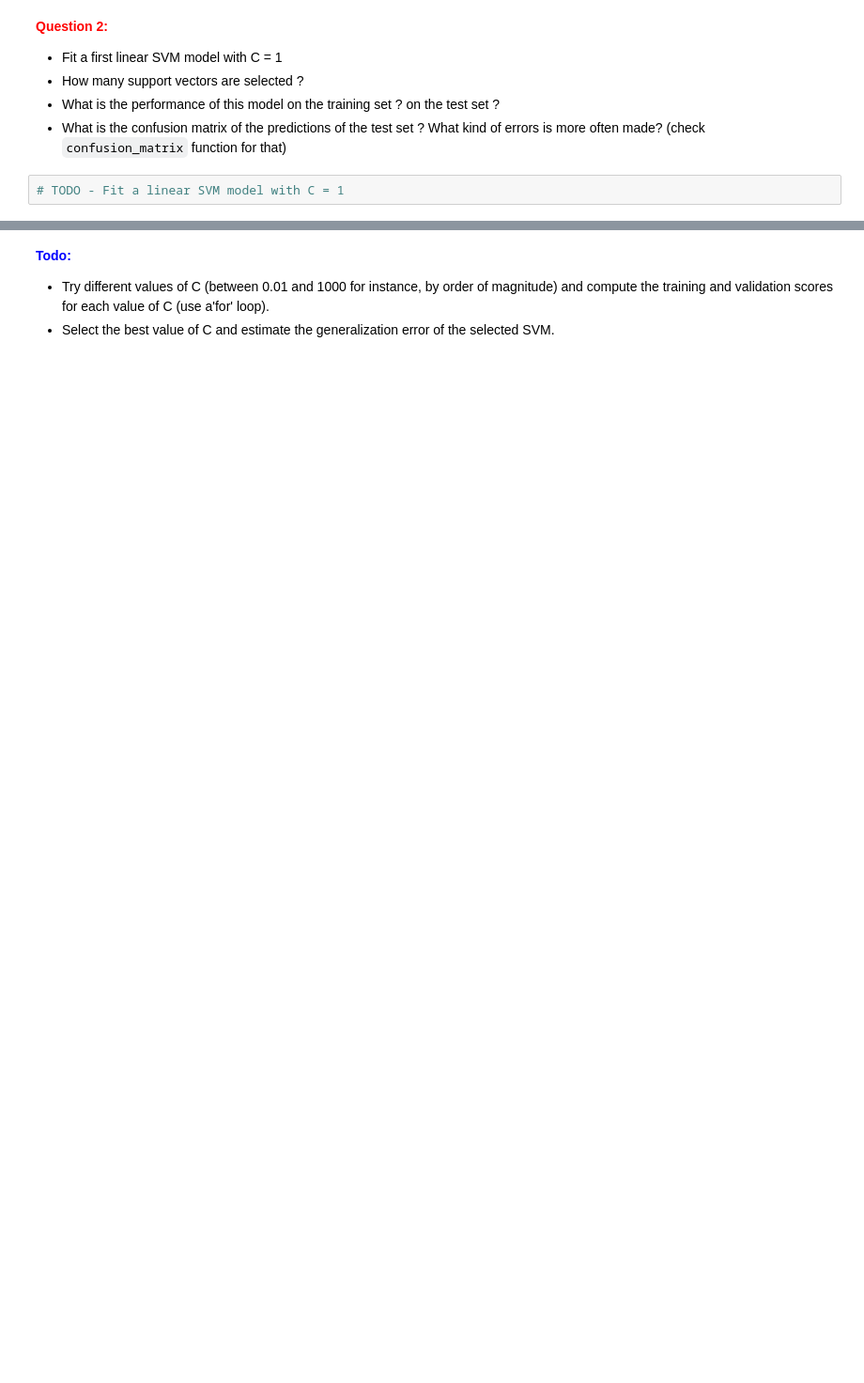
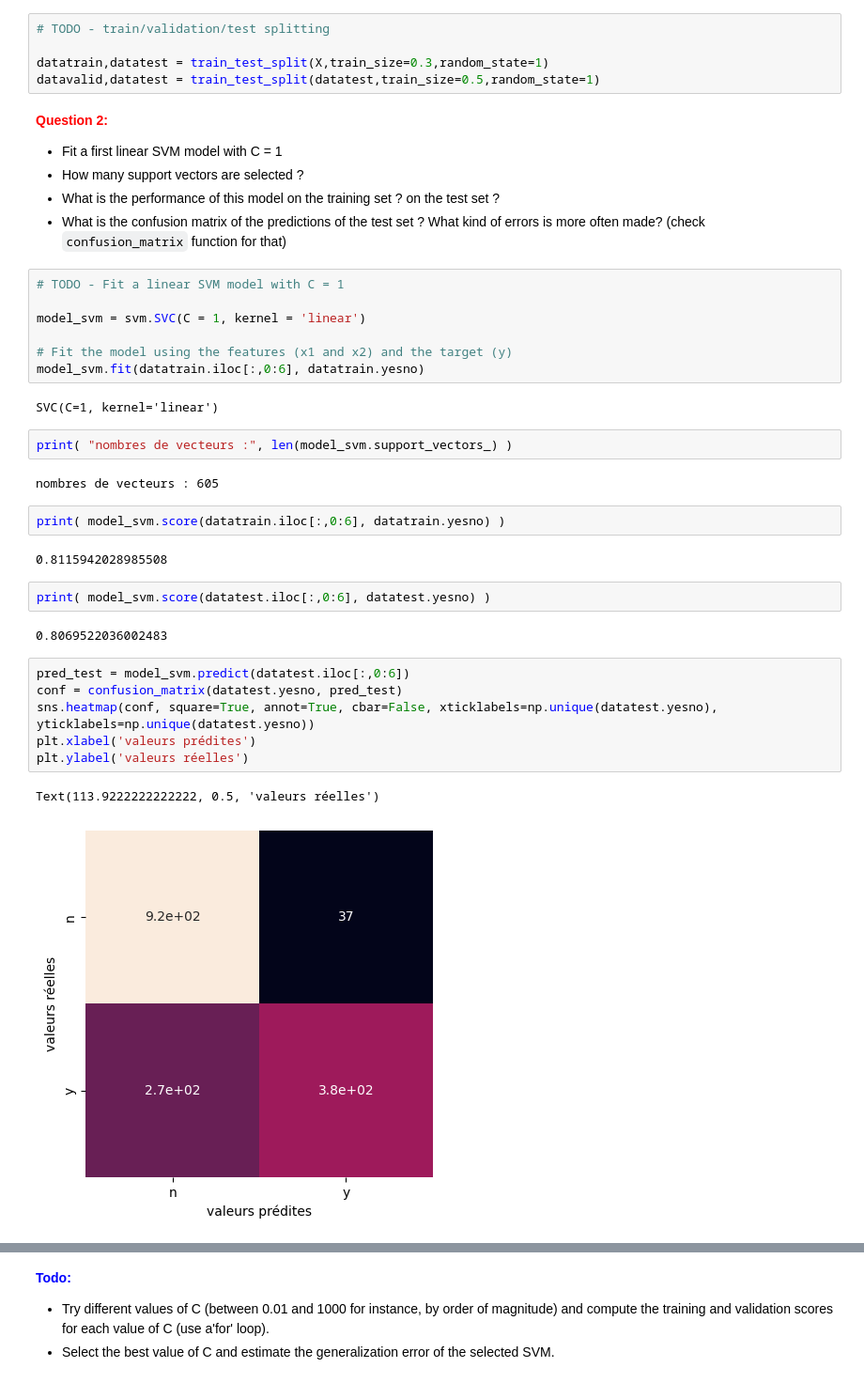
Before and after one commit to AquaBxSchool/2024-2025-ESIR-AA, a Jupyter notebook: TP Introduction/TP2_SVM_student.ipynb, the cells around one changed output, grey strips where cells are left out. Shown: that part at 94% size. Saved outputs shown, nothing was run; the diff lists cells and outputs as text; blank space fills up the shorter version.

```diff
--- a/TP Introduction/TP2_SVM_student.ipynb
+++ b/TP Introduction/TP2_SVM_student.ipynb
@@ -369,8 +528,41 @@ X
+# %%
+# TODO - train/validation/test splitting
+
+datatrain,datatest = train_test_split(X,train_size=0.3,random_state=1)
+datavalid,datatest = train_test_split(datatest,train_size=0.5,random_state=1)
 # %% [markdown]
 <font color="red">**Question 2:**</font>
  - Fit a first linear SVM model with C = 1
  - How many support vectors are selected ?
  - What is the performance of this model on the training set ? on the test set ?
  - What is the confusion matrix of the predictions of the test set ? What kind of errors is more often made? (check <code>confusion_matrix</code> function for that)
-# %%
-# TODO - Fit a linear SVM model with C = 1
+# %%
+# TODO - Fit a linear SVM model with C = 1
+
+model_svm = svm.SVC(C = 1, kernel = 'linear')
+
+# Fit the model using the features (x1 and x2) and the target (y)
+model_svm.fit(datatrain.iloc[:,0:6], datatrain.yesno)
+# %% [output]
+SVC(C=1, kernel='linear')
+# %%
+print( "nombres de vecteurs :", len(model_svm.support_vectors_) )
+# %% [output]
+nombres de vecteurs : 605
+# %%
+print( model_svm.score(datatrain.iloc[:,0:6], datatrain.yesno) )
+# %% [output]
+0.8115942028985508
+# %%
+print( model_svm.score(datatest.iloc[:,0:6], datatest.yesno) )
+# %% [output]
+0.8069522036002483
+# %%
+pred_test = model_svm.predict(datatest.iloc[:,0:6])
+conf = confusion_matrix(datatest.yesno, pred_test)
+sns.heatmap(conf, square=True, annot=True, cbar=False, xticklabels=np.unique(datatest.yesno), yticklabels=np.unique(datatest.yesno))
+plt.xlabel('valeurs prédites')
+plt.ylabel('valeurs réelles')
+# %% [output]
+Text(113.9222222222222, 0.5, 'valeurs réelles')
+[figure, added]
```
Also changed, not shown: parts of 51 cells of this notebook.
